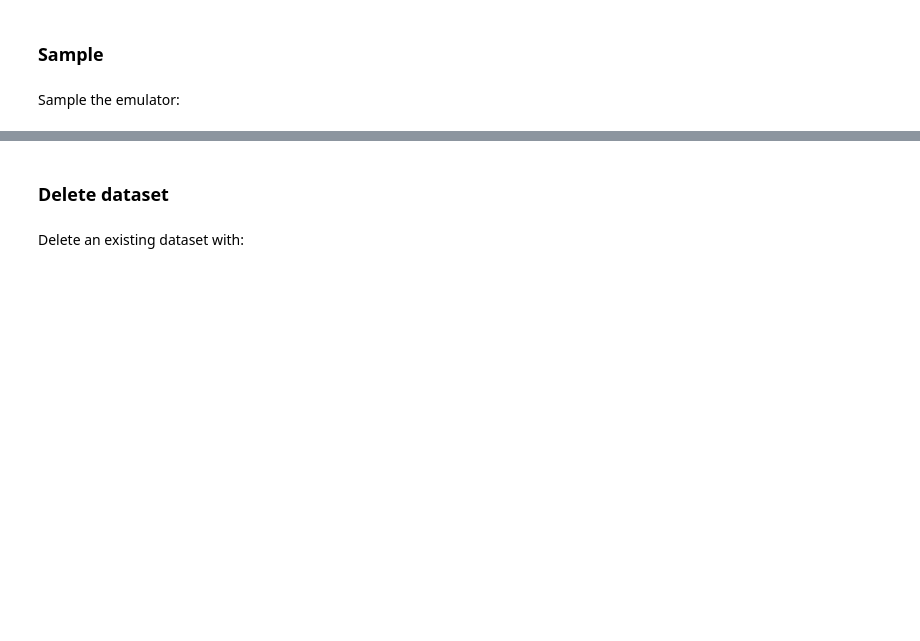
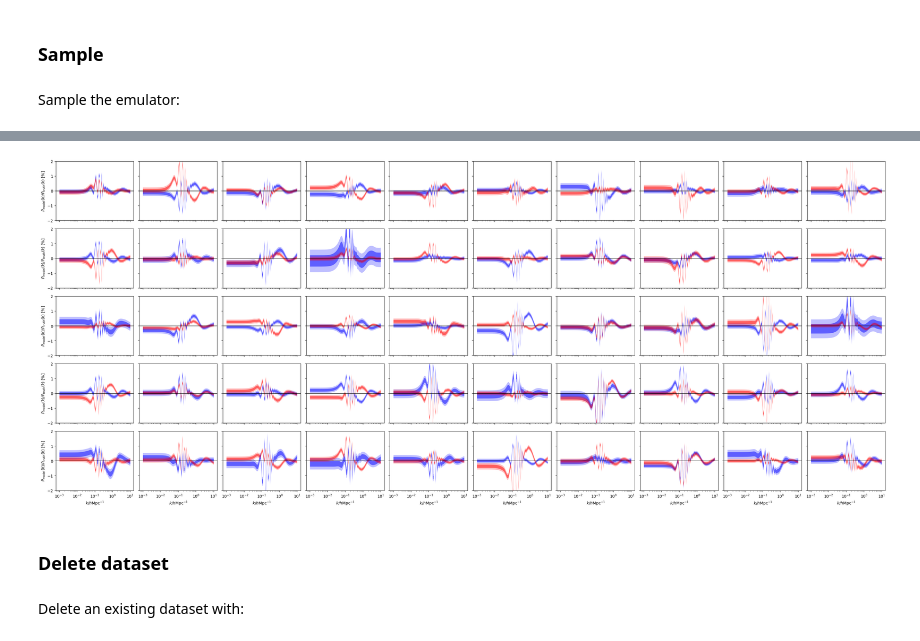
Before and after one commit to digiLab-ai/CosmologicalStructure, a Jupyter notebook: demo.ipynb, the cells around one changed output, grey strips where cells are left out. Cells and saved outputs as stored; diff of their text form; code cells hidden in the pictures; blank space fills up the shorter version.

```diff
--- a/demo.ipynb
+++ b/demo.ipynb
@@ -171,3 +228,62 @@ plt.show()
+# %%
+# Parameters
+nsig = [1, 2]
+alpha_data = 0.5
+alpha_model = 0.5
+color_model = "blue"
+plot_train = True
+alpha_train = 0.5
+color_train = "red"
+dr = 2.
+plot_band = True
+ncos = 50
+nrow = 5
+
+# Calculations
+ncol = ncos//nrow
+
+# Plot
+grid = df_grid.iloc[0].values
+plt.subplots(nrow, ncol, figsize=(30, 2.5*nrow), sharex=True, sharey=True)
+for i in range(ncos):
+    plt.axhline(0., color="black", lw=1)
+    plt.subplot(nrow, ncol, i+1)
+    eval = df_eval[outputs].iloc[i].values
+    eval_mean = df_eval_mean.iloc[i].values
+    eval_err = df_eval_std.iloc[i].values
+    train = df_train[outputs].iloc[i].values
+    train_mean = df_train_mean.iloc[i].values
+    train_err = df_train_std.iloc[i].values
+    if power_log:
+        eval = 10**eval
+        eval_mean = 10**eval_mean
+        eval_err = 10**eval_err
+        train = 10**train
+        train_mean = 10**train_mean
+        train_err = 10**train_err
+    if plot_band:
+        for sig in nsig:
+            ymin = 100.*((eval_mean-sig*eval_err)/eval-1.)
+            ymax = 100.*((eval_mean+sig*eval_err)/eval-1.)
+            plt.fill_between(grid, ymin, ymax, color=color_model, lw=0, alpha=alpha_model/sig)
+            if plot_train:
+                ymin = 100.*((train_mean-sig*train_err)/train-1.)
+                ymax = 100.*((train_mean+sig*train_err)/train-1.)
+                plt.fill_between(grid, ymin, ymax, color=color_train, lw=0, alpha=alpha_train/sig)
+    else:
+        y = 100.*(eval_mean/eval-1.)
+        plt.plot(grid, y, color=color_model, alpha=alpha_model)
+        if plot_train:
+            y = 100.*(train_mean/train - 1.)
+            plt.plot(grid, y, color=color_train, alpha=alpha_train)
+    if i//ncol==nrow-1: plt.xlabel(r"$k/h\mathrm{Mpc}^{-1}$")
+    plt.xscale("log")
+    if i%ncol==0: plt.ylabel(r"$P_\mathrm{model}(k)/P_\mathrm{truth}(k)$ [%]")
+    plt.ylim(-dr, dr)
+plt.tight_layout()
+plt.show()
+# %% [output]
+[figure, added]
 # %% [markdown]
 ### Delete dataset
 # %% [markdown]
```
Also changed, not shown: parts of 21 cells of this notebook, 9 other files.
